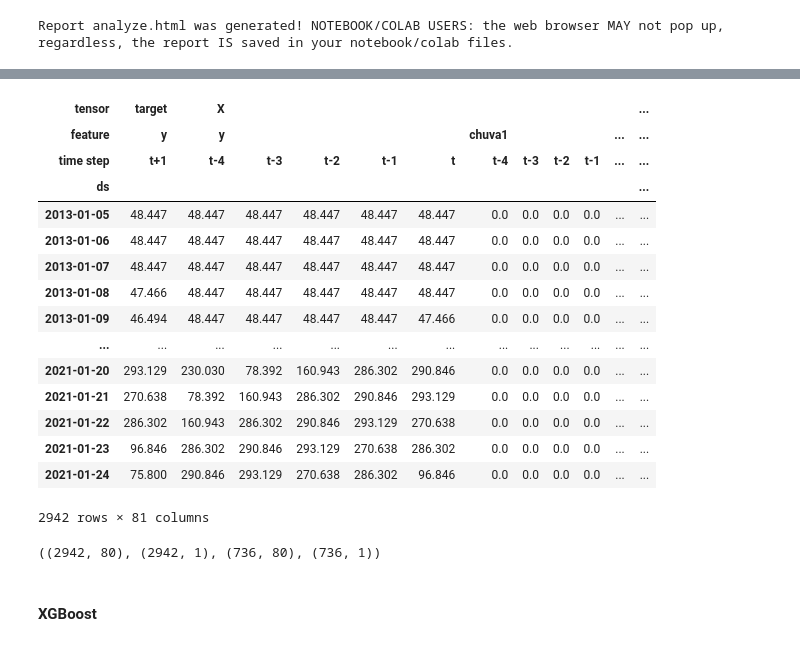
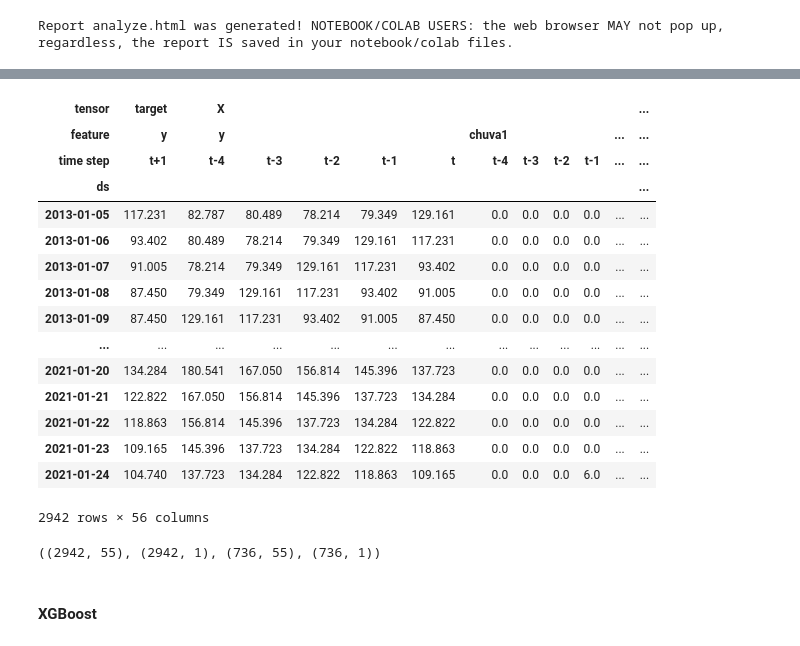
Before and after one commit to wasf84/pgmc-mestrado, a Jupyter notebook: dissertacao/bacia_rio_doce/doce.ipynb, the cells around one changed output, grey strips where cells are left out. Cells and saved outputs as stored; diff of their text form; code cells hidden in the pictures.

```diff
--- a/dissertacao/bacia_rio_doce/doce.ipynb
+++ b/dissertacao/bacia_rio_doce/doce.ipynb
@@ -41,7 +41,7 @@ smape = MeanAbsolutePercentageError(symmetric=True)
 
 from collections import UserDict
 
-class TimeSeriesTensor(UserDict):
+class TimeSeriesStructure(UserDict):
     """A dictionary of tensors for input into the RNN model.
 
     Use this class to:
@@ -530,26 +195,22 @@ chuva6    1699
 vazao6     398
 dtype: int64
 # %%
-# Ajustando os valores NaN do DataFrame
+df_alto.fillna({'y': df_alto['y'].mean(),
+                'chuva1': df_alto['chuva1'].mean(),
+                'chuva2': df_alto['chuva2'].mean(),
+                'chuva3': df_alto['chuva3'].mean(),
+                'chuva4': df_alto['chuva4'].mean(),
+                'chuva5': df_alto['chuva5'].mean(),
+                'chuva6': df_alto['chuva6'].mean(),
+                'vazao1': df_alto['vazao1'].mean(),
+                'vazao2': df_alto['vazao2'].mean(),
+                'vazao3': df_alto['vazao3'].mean(),
+                'vazao4': df_alto['vazao4'].mean(),
+                'vazao5': df_alto['vazao5'].mean(),
+                'vazao6': df_alto['vazao6'].mean()},
+               inplace=True)
 
-df_medio_jeq.fillna({'y' : df_medio_jeq['y'].mean(),
-                     'chuva1' : df_medio_jeq['chuva1'].mean(),
-                     'chuva2' : df_medio_jeq['chuva2'].mean(),
-                     'chuva3' : df_medio_jeq['chuva3'].mean(),
-                     'chuva4' : df_medio_jeq['chuva4'].mean(),
-                     'chuva5' : df_medio_jeq['chuva5'].mean(),
-                     'cota1' : df_medio_jeq['cota1'].mean(),
-                     'cota2' : df_medio_jeq['cota2'].mean(),
-                     'cota3' : df_medio_jeq['cota3'].mean(),
-                     'cota4' : df_medio_jeq['cota4'].mean(),
-                     'cota5' : df_medio_jeq['cota5'].mean(),
-                     'vazao1' : df_medio_jeq['vazao1'].mean(),
-                     'vazao2' : df_medio_jeq['vazao2'].mean(),
-                     'vazao3' : df_medio_jeq['vazao3'].mean(),
-                     'vazao4' : df_medio_jeq['vazao4'].mean(),
-                     'vazao5' : df_medio_jeq['vazao5'].mean()}, inplace=True)
-
-df_medio_jeq.info()
+df_alto.info()
 # %% [output]
 <class 'pandas.core.frame.DataFrame'>
 DatetimeIndex: 3683 entries, 2013-01-01 to 2023-01-31
@@ -631,5 +300,5 @@ Report analyze.html was generated! NOTEBOOK/COLAB USERS: the web browser MAY not
 # %%
-data_structure = {'X' : (range(-T+1, 1), df_medio_jeq.columns.values)}
+data_structure = {'X' : (range(-T+1, 1), df_alto.columns.values)}
 data_structure
 # %% [output]
 {'X': (range(-4, 1),
@@ -639,5 +307,5 @@ data_structure
 # %%
-data_inputs = TimeSeriesTensor(df_medio_jeq, 'y', HORIZON, tensor_structure=data_structure, freq='D')
+data_inputs = TimeSeriesStructure(df_alto, 'y', HORIZON, tensor_structure=data_structure, freq='D')
 data_inputs.dataframe
 # %% [output]
 | tensor | target | X |  |  |  |  |  |  |  |  |  | ... |
@@ -659,35 +327,34 @@ data_inputs.dataframe
 # %%
 # Separando em TREINO e VALIDAÇÃO
-df_medio_treino, df_medio_valid = split_train_test(data_inputs.dataframe, 0.8)
-
-df_medio_treino
+df_alto_treino, df_alto_valid = split_train_test(data_inputs.dataframe, 0.8)
+df_alto_treino
 # %% [output]
 | tensor | target | X |  |  |  |  |  |  |  |  |  | ... |
 | feature | y | y |  |  |  |  | chuva1 |  |  |  | ... | ... |
 | time step | t+1 | t-4 | t-3 | t-2 | t-1 | t | t-4 | t-3 | t-2 | t-1 | ... | ... |
 | ds |  |  |  |  |  |  |  |  |  |  |  | ... |
-| 2013-01-05 | 48.447 | 48.447 | 48.447 | 48.447 | 48.447 | 48.447 | 0.0 | 0.0 | 0.0 | 0.0 | ... | ... |
-| 2013-01-06 | 48.447 | 48.447 | 48.447 | 48.447 | 48.447 | 48.447 | 0.0 | 0.0 | 0.0 | 0.0 | ... | ... |
-| 2013-01-07 | 48.447 | 48.447 | 48.447 | 48.447 | 48.447 | 48.447 | 0.0 | 0.0 | 0.0 | 0.0 | ... | ... |
-| 2013-01-08 | 47.466 | 48.447 | 48.447 | 48.447 | 48.447 | 48.447 | 0.0 | 0.0 | 0.0 | 0.0 | ... | ... |
-| 2013-01-09 | 46.494 | 48.447 | 48.447 | 48.447 | 48.447 | 47.466 | 0.0 | 0.0 | 0.0 | 0.0 | ... | ... |
+| 2013-01-05 | 117.231 | 82.787 | 80.489 | 78.214 | 79.349 | 129.161 | 0.0 | 0.0 | 0.0 | 0.0 | ... | ... |
+| 2013-01-06 | 93.402 | 80.489 | 78.214 | 79.349 | 129.161 | 117.231 | 0.0 | 0.0 | 0.0 | 0.0 | ... | ... |
+| 2013-01-07 | 91.005 | 78.214 | 79.349 | 129.161 | 117.231 | 93.402 | 0.0 | 0.0 | 0.0 | 0.0 | ... | ... |
+| 2013-01-08 | 87.450 | 79.349 | 129.161 | 117.231 | 93.402 | 91.005 | 0.0 | 0.0 | 0.0 | 0.0 | ... | ... |
+| 2013-01-09 | 87.450 | 129.161 | 117.231 | 93.402 | 91.005 | 87.450 | 0.0 | 0.0 | 0.0 | 0.0 | ... | ... |
 | ... | ... | ... | ... | ... | ... | ... | ... | ... | ... | ... | ... | ... |
-| 2021-01-20 | 293.129 | 230.030 | 78.392 | 160.943 | 286.302 | 290.846 | 0.0 | 0.0 | 0.0 | 0.0 | ... | ... |
-| 2021-01-21 | 270.638 | 78.392 | 160.943 | 286.302 | 290.846 | 293.129 | 0.0 | 0.0 | 0.0 | 0.0 | ... | ... |
-| 2021-01-22 | 286.302 | 160.943 | 286.302 | 290.846 | 293.129 | 270.638 | 0.0 | 0.0 | 0.0 | 0.0 | ... | ... |
-| 2021-01-23 | 96.846 | 286.302 | 290.846 | 293.129 | 270.638 | 286.302 | 0.0 | 0.0 | 0.0 | 0.0 | ... | ... |
-| 2021-01-24 | 75.800 | 290.846 | 293.129 | 270.638 | 286.302 | 96.846 | 0.0 | 0.0 | 0.0 | 0.0 | ... | ... |
+| 2021-01-20 | 134.284 | 180.541 | 167.050 | 156.814 | 145.396 | 137.723 | 0.0 | 0.0 | 0.0 | 0.0 | ... | ... |
+| 2021-01-21 | 122.822 | 167.050 | 156.814 | 145.396 | 137.723 | 134.284 | 0.0 | 0.0 | 0.0 | 0.0 | ... | ... |
+| 2021-01-22 | 118.863 | 156.814 | 145.396 | 137.723 | 134.284 | 122.822 | 0.0 | 0.0 | 0.0 | 0.0 | ... | ... |
+| 2021-01-23 | 109.165 | 145.396 | 137.723 | 134.284 | 122.822 | 118.863 | 0.0 | 0.0 | 0.0 | 0.0 | ... | ... |
+| 2021-01-24 | 104.740 | 137.723 | 134.284 | 122.822 | 118.863 | 109.165 | 0.0 | 0.0 | 0.0 | 6.0 | ... | ... |
-2942 rows × 81 columns
+2942 rows × 56 columns
 # %%
-X_treino = df_medio_treino['X']
-y_treino = df_medio_treino['target']
+X_treino = df_alto_treino['X']
+y_treino = df_alto_treino['target']
 
-X_validacao = df_medio_valid['X']
-y_validacao = df_medio_valid['target']
+X_validacao = df_alto_valid['X']
+y_validacao = df_alto_valid['target']
 
 X_treino.shape, y_treino.shape, X_validacao.shape, y_validacao.shape
 # %% [output]
-((2942, 80), (2942, 1), (736, 80), (736, 1))
+((2942, 55), (2942, 1), (736, 55), (736, 1))
 # %% [markdown]
 #### XGBoost
 # %%
```
Also changed, not shown: parts of 35 cells of this notebook, 4 other files.
